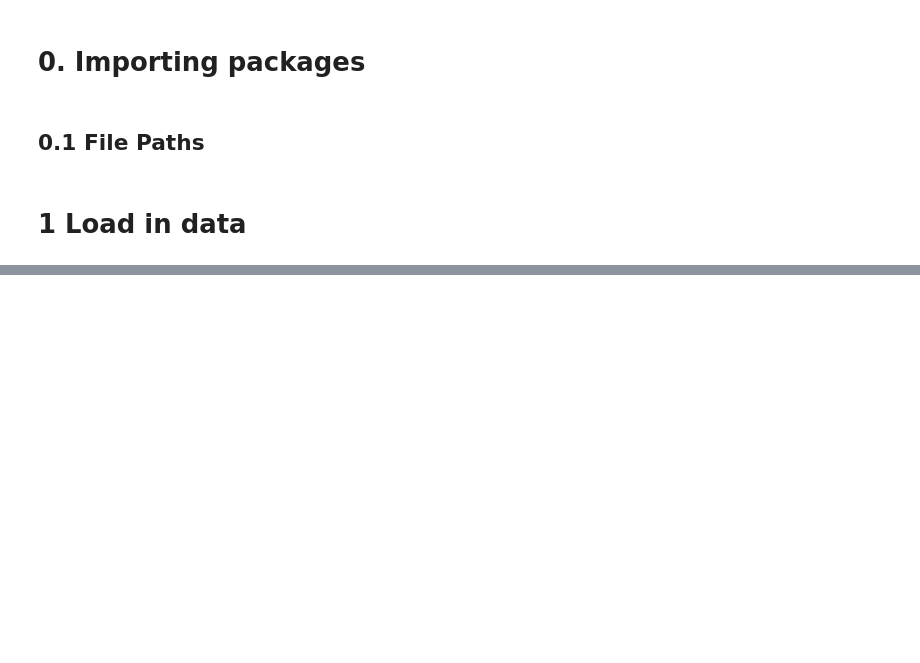
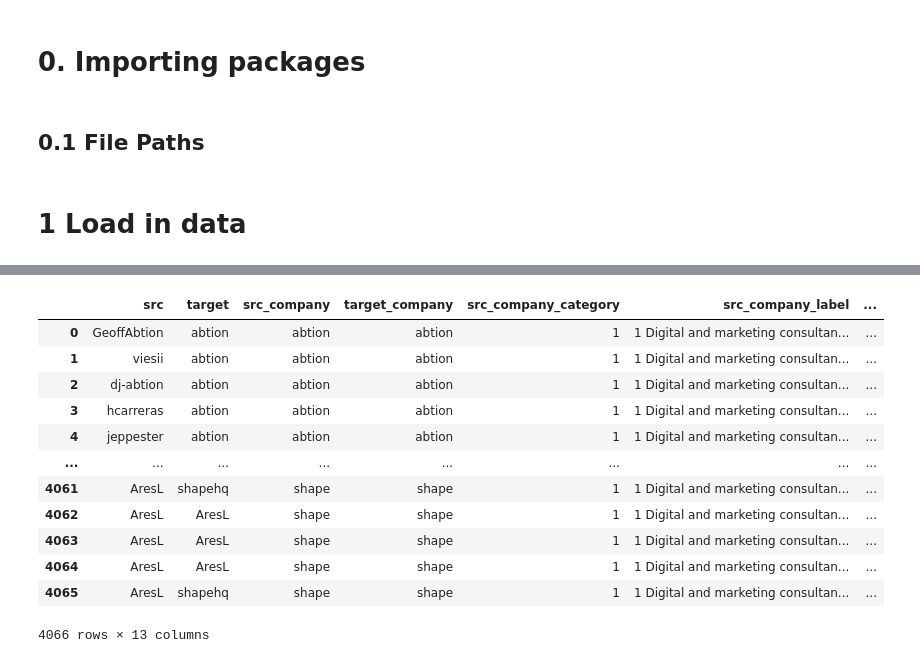
Before and after one commit to asgerkromand/github-as-market-device, a Jupyter notebook: github_market/5. Visualizing network.ipynb, the cells around one changed output, grey strips where cells are left out. Saved outputs shown, nothing was run; the diff lists cells and outputs as text; code cells hidden in the pictures; blank space fills up the shorter version.

```diff
--- a/github_market/5. Visualizing network.ipynb
+++ b/github_market/5. Visualizing network.ipynb
@@ -40,3 +55,19 @@ Number of collaboration edges in the user-level network: 65
+# %%
+all_edges_user_level
+# %% [output]
+|  | src | target | src_company | target_company | src_company_category | src_company_label | ... |
+| 0 | GeoffAbtion | abtion | abtion | abtion | 1 | 1 Digital and marketing consultan... | ... |
+| 1 | viesii | abtion | abtion | abtion | 1 | 1 Digital and marketing consultan... | ... |
+| 2 | dj-abtion | abtion | abtion | abtion | 1 | 1 Digital and marketing consultan... | ... |
+| 3 | hcarreras | abtion | abtion | abtion | 1 | 1 Digital and marketing consultan... | ... |
+| 4 | jeppester | abtion | abtion | abtion | 1 | 1 Digital and marketing consultan... | ... |
+| ... | ... | ... | ... | ... | ... | ... | ... |
+| 4061 | AresL | shapehq | shape | shape | 1 | 1 Digital and marketing consultan... | ... |
+| 4062 | AresL | AresL | shape | shape | 1 | 1 Digital and marketing consultan... | ... |
+| 4063 | AresL | AresL | shape | shape | 1 | 1 Digital and marketing consultan... | ... |
+| 4064 | AresL | AresL | shape | shape | 1 | 1 Digital and marketing consultan... | ... |
+| 4065 | AresL | shapehq | shape | shape | 1 | 1 Digital and marketing consultan... | ... |
+4066 rows × 13 columns
 # %%
 gc_attention = GraphConstructor(all_edges_user_level, graph_type='attention')
 attention_graph = gc_attention.get_graph()
```
Also changed, not shown: parts of 4 cells of this notebook, 16 other files.
